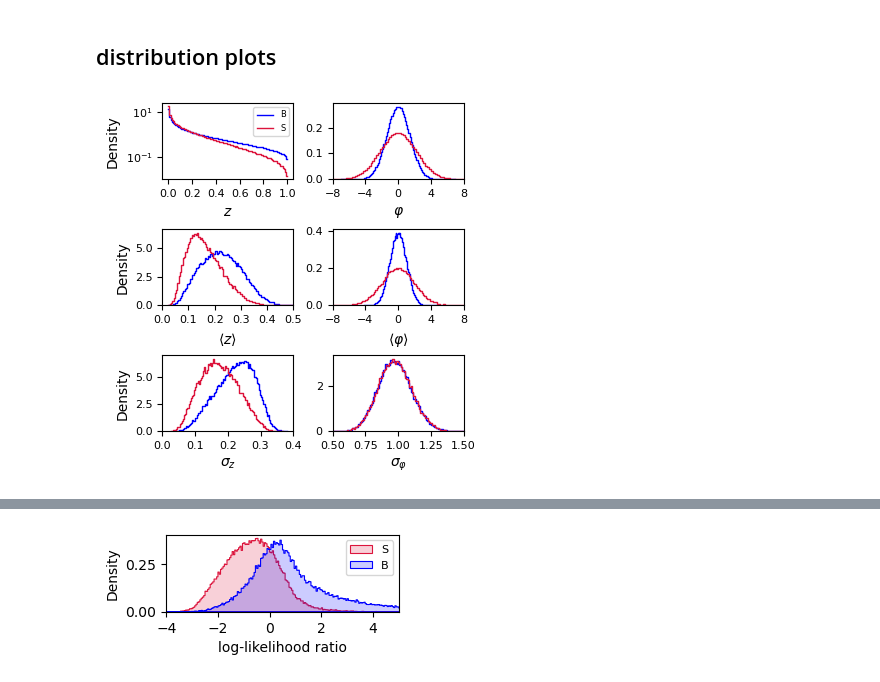
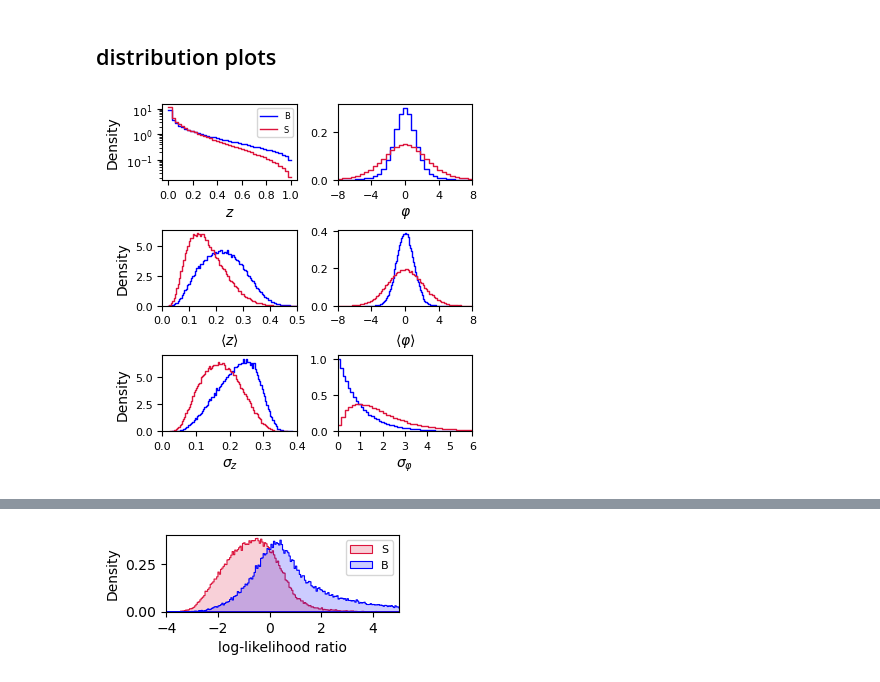
Before and after one commit to dfaroughy/SyntheticJets, a Jupyter notebook: data.ipynb, the cells around one changed output, grey strips where cells are left out. Drawn from its saved outputs; the diff is of its cells as text; code cells hidden in the pictures.

```diff
--- a/data.ipynb
+++ b/data.ipynb
@@ -19,7 +19,7 @@ def generate_point_clouds(N, D, k, Sigma, alpha=0.5):
 
         for j in range(D):
             x = np.random.beta(alpha, 1 + beta)
-            y = np.random.normal(loc=mean, scale=1.0)
+            y = np.random.normal(loc=mean, scale=beta)
             samples[i, j, 0] = x
             samples[i, j, 1] = y
 
@@ -111,7 +111,7 @@ def ROC(LLR_bckg, LLR_sig, N_samples):
 
     # plt.show()
 # %%
-N_samples = 50000   # Use a moderate number for demonstration (increase if needed)
+N_samples = 100000   # Use a moderate number for demonstration (increase if needed)
 D = 30
 params_qcd = (1, 1)
 params_tops = (2, 2)
@@ -119,8 +119,8 @@ params_tops = (2, 2)
 
 toy_qcd = generate_point_clouds(N=N_samples, D=D, k=params_qcd[0], Sigma=params_qcd[1])
 toy_tops = generate_point_clouds(N=N_samples, D=D, k=params_tops[0], Sigma=params_tops[1])
-# np.save('toy_qcd_2M.npy', toy_qcd)
-# np.save('toy_tops_2M.npy', toy_tops)
+# np.save('correlated_toy_qcd_2M.npy', toy_qcd)
+# np.save('correlated_toy_tops_2M.npy', toy_tops)
 # %% [markdown]
 ## distribution plots
 # %%
@@ -151,7 +151,7 @@ tops_y_std = toy_tops[:, :, 1].std(axis=1)
 # --- Create subplots ---
 fig, ax = plt.subplots(3, 2, figsize=(4, 4))
 
-bins=100
+bins=np.linspace(0,1,40)
 # --- Plot the histograms ---
 
 # Top row: x and y distributions of z and phi.
@@ -163,10 +163,14 @@ ax[0,0].set_xlabel(r'$z$')
 ax[0,0].set_yscale('log')
 ax[0,0].legend(loc='upper right', fontsize=6)
 
+bins=np.linspace(-10,10,40)
+
 sns.histplot(qcd_y, bins=bins, fill=False, color='blue', lw=1, label='B', element='step', stat='density', ax=ax[0, 1])
 sns.histplot(tops_y, bins=bins, fill=False, color='crimson', lw=1, label='S', element='step', stat='density', ax=ax[0, 1])
 ax[0,1].set_ylabel('')
 ax[0,1].set_xlabel(r'$\varphi$')
+
+bins=100
 
 # Middle row: mean distributions
 sns.histplot(qcd_x_mean, bins=bins, fill=False, color='blue', lw=1, label='B', element='step', stat='density', ax=ax[1, 0])
@@ -196,39 +200,39 @@ custom_ticks = {
     2: [0, 0.1, 0.2, 0.3, 0.4, 0.5] ,
     3: [-8, -4, 0, 4, 8],
     4: [0, 0.1, 0.2, 0.3, 0.4],
-    5: [0.5, 0.75, 1, 1.25, 1.5]
+    5: [0, 1, 2, 3, 4, 5, 6]
 }
 
 # For each axis, set custom ticks based on its column:
 for i in range(3):  # rows
     for j in range(2):  # columns
         if j == 0:
             if i == 0:
                 ax[i, j].set_xticks(custom_ticks[0])
             elif i == 1:
                 ax[i, j].set_xticks(custom_ticks[2])
             elif i == 2:
                 ax[i, j].set_xticks(custom_ticks[4])
         elif j == 1:
             if i == 0:
                 ax[i, j].set_xticks(custom_ticks[1])
             elif i == 1:
                 ax[i, j].set_xticks(custom_ticks[3])
             elif i == 2:
                 ax[i, j].set_xticks(custom_ticks[5])
 
         ax[i, j].tick_params(axis='x', labelsize=8)
         ax[i, j].tick_params(axis='y', labelsize=8)
 
 ax[1,0].set_xlim(0, 0.5)
 ax[0,1].set_xlim(-8, 8)
 ax[1,1].set_xlim(-8, 8)
 ax[2,0].set_xlim(0, 0.4)
-ax[2,1].set_xlim(0.5, 1.5)
+ax[2,1].set_xlim(0, 6)
 
 plt.tight_layout()
 fig.subplots_adjust(hspace=0.65, wspace=0.3)
 plt.savefig('synthetic_jets.png', dpi=300, bbox_inches='tight')
 plt.show()
 # %% [output]
-[figure, old version]
+[figure, new version]
```
Also changed, not shown: parts of 4 cells of this notebook, 5 other files.
